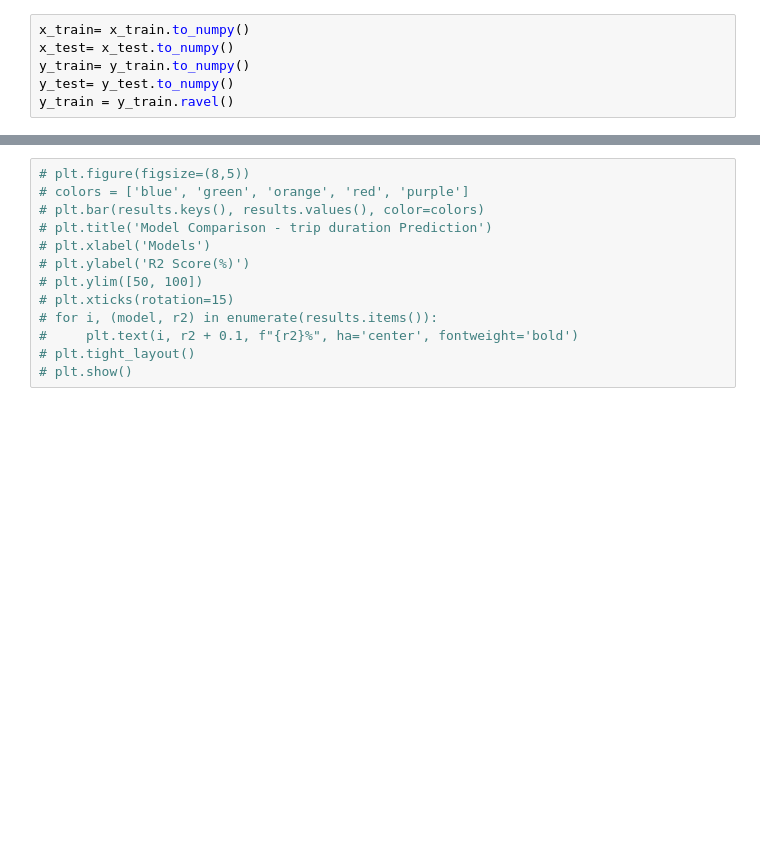
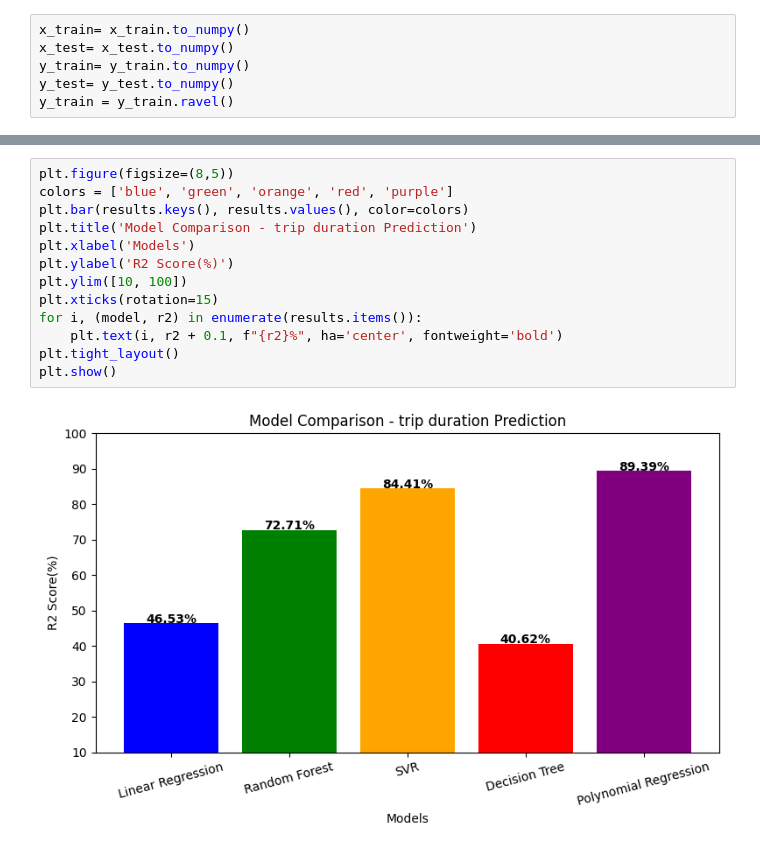
Before and after one commit to Mahakchoudhari/NYC_taxi_duration-fare_prediction, a Jupyter notebook: nyc_taxi_trip.ipynb, the cells around one changed output, grey strips where cells are left out. Drawn from its saved outputs; the diff is of its cells as text; blank space fills up the shorter version.

```diff
--- a/nyc_taxi_trip.ipynb
+++ b/nyc_taxi_trip.ipynb
@@ -467,16 +488,18 @@ plt.show()
 # %%
-# plt.figure(figsize=(8,5))
-# colors = ['blue', 'green', 'orange', 'red', 'purple']
-# plt.bar(results.keys(), results.values(), color=colors)
-# plt.title('Model Comparison - trip duration Prediction')
-# plt.xlabel('Models')
-# plt.ylabel('R2 Score(%)')
-# plt.ylim([50, 100])
-# plt.xticks(rotation=15)
-# for i, (model, r2) in enumerate(results.items()):
-#     plt.text(i, r2 + 0.1, f"{r2}%", ha='center', fontweight='bold')
-# plt.tight_layout()
-# plt.show()
+plt.figure(figsize=(8,5))
+colors = ['blue', 'green', 'orange', 'red', 'purple']
+plt.bar(results.keys(), results.values(), color=colors)
+plt.title('Model Comparison - trip duration Prediction')
+plt.xlabel('Models')
+plt.ylabel('R2 Score(%)')
+plt.ylim([10, 100])
+plt.xticks(rotation=15)
+for i, (model, r2) in enumerate(results.items()):
+    plt.text(i, r2 + 0.1, f"{r2}%", ha='center', fontweight='bold')
+plt.tight_layout()
+plt.show()
+# %% [output]
+[figure, added]
 # %%
 new_data = pd.DataFrame([{
     'vendor_id':1,
```
Also changed, not shown: parts of 20 cells of this notebook.
